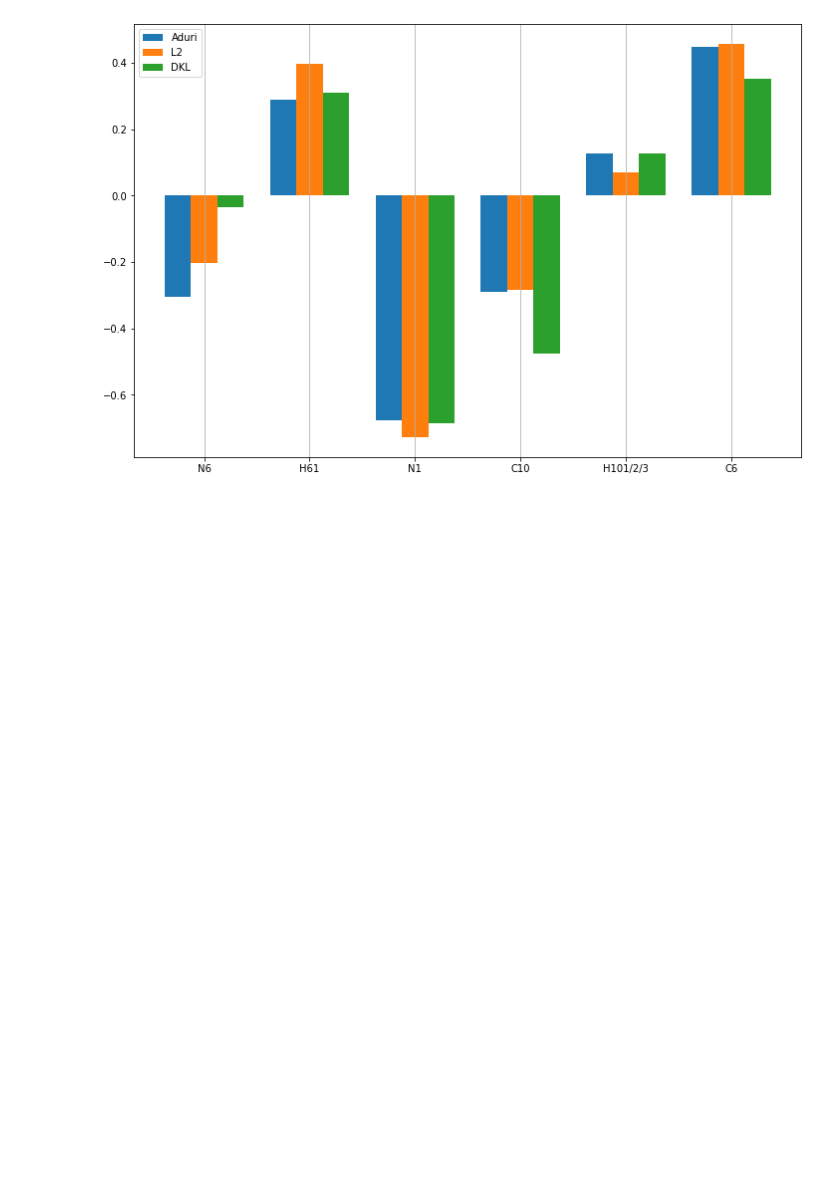
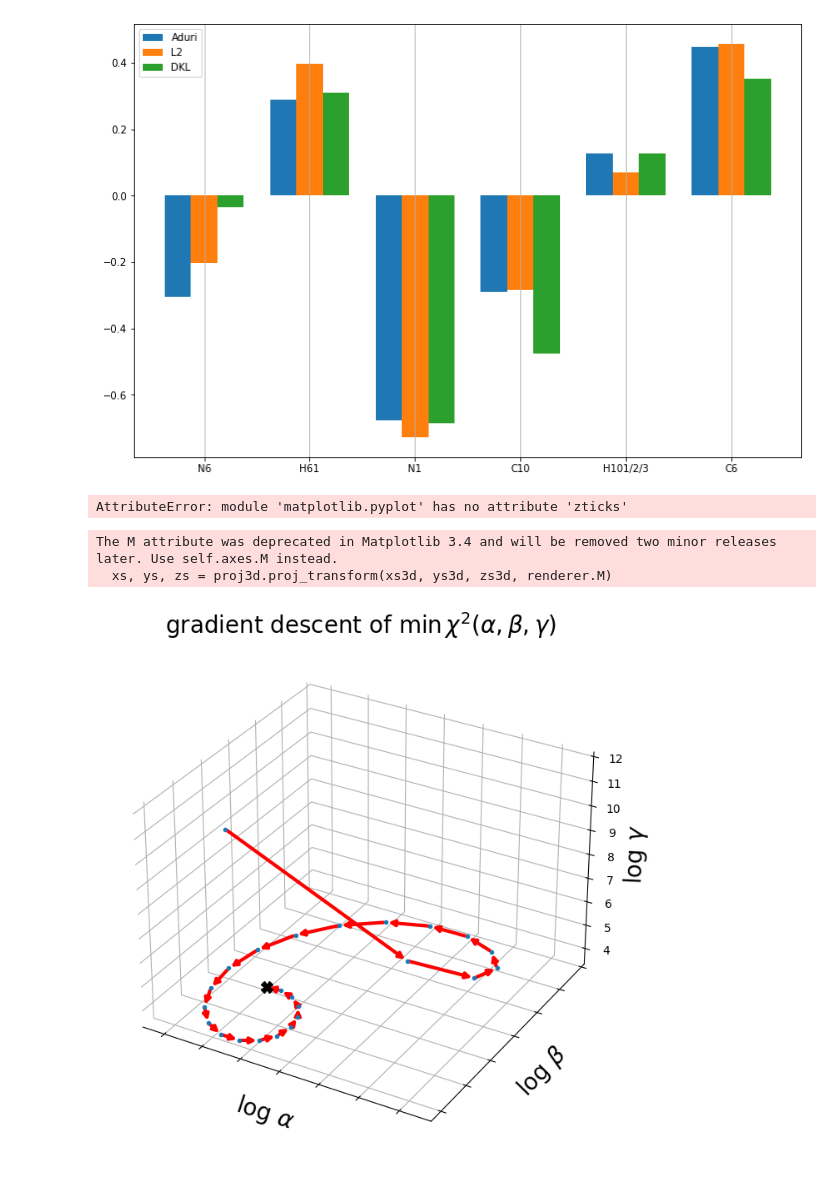
Before and after one commit to IvanGilardoni/my_scripts, a Jupyter notebook: Functions_mine_tutorial.ipynb, the cells around one changed output. Cells and saved outputs as stored; diff of their text form; code cells hidden in the pictures; blank space fills up the shorter version.

```diff
--- a/Functions_mine_tutorial.ipynb
+++ b/Functions_mine_tutorial.ipynb
@@ -31,0 +167,24 @@ plt.show()
+# %%
+# font = {'weight' : 'bold', 'size' : 24}
+# font = {'size': 16, 'weight' : 'bold'}
+
+# plt.rcdefaults()
+# matplotlib.rc('font', **font)
+# matplotlib.rcParams['lines.linewidth'] = 20
+# matplotlib.rcParams['lines.markersize'] = 8
+# matplotlib.rcParams['font.serif'] = 'Times'
+
+# matplotlib.rc('font', **font)
+my_plots.plot_3d_with_arrows()
+
+plt.xticks(np.arange(1.2, 2.6, 0.2), [])
+plt.yticks(np.arange(2, 3.2, 0.2), [])
+plt.zticks(np.arange(4, 13, 1), [])
+
+# plt.title('a')
+plt.show()
+# %% [output]
+AttributeError: module 'matplotlib.pyplot' has no attribute 'zticks'
+The M attribute was deprecated in Matplotlib 3.4 and will be removed two minor releases later. Use self.axes.M instead.
+  xs, ys, zs = proj3d.proj_transform(xs3d, ys3d, zs3d, renderer.M)
+[figure, added]
```
Also changed, not shown: parts of 23 cells of this notebook, 4 other files.
